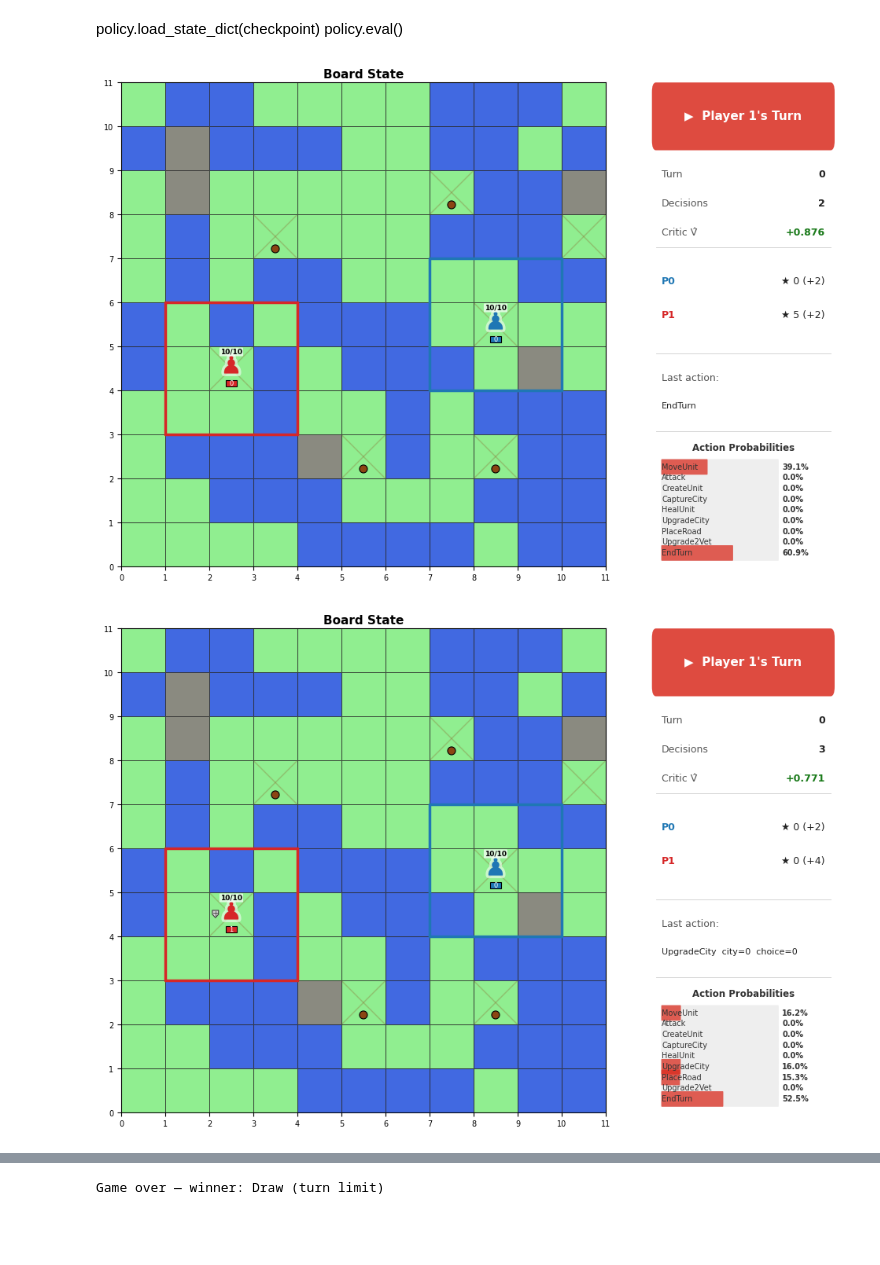
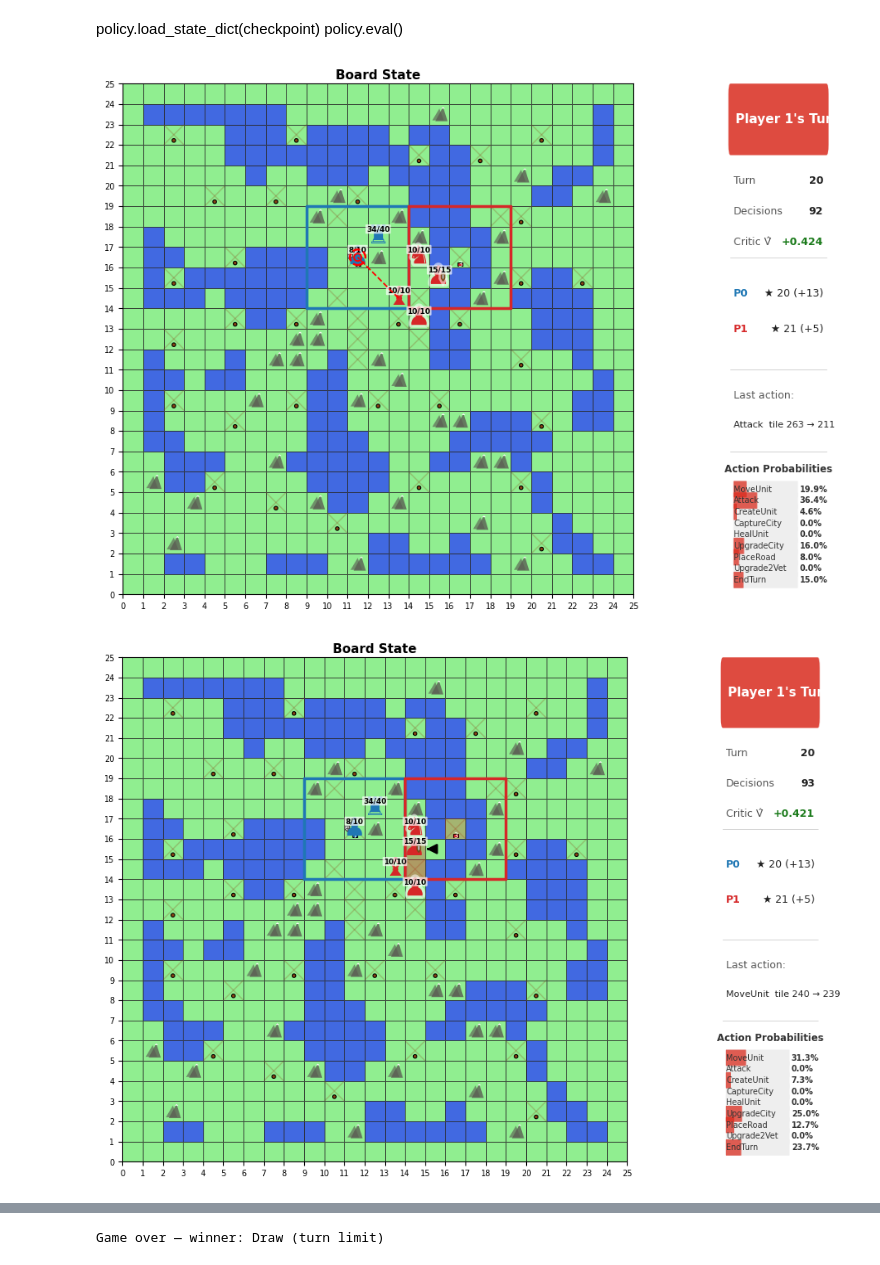
Before and after one commit to Ltwicke/Topia_RL, a Jupyter notebook: testing_new_architecture.ipynb, the cells around one changed output, grey strips where cells are left out. Saved outputs shown, nothing was run; the diff lists cells and outputs as text; code cells hidden in the pictures; blank space fills up the shorter version.

```diff
--- a/testing_new_architecture.ipynb
+++ b/testing_new_architecture.ipynb
@@ -88,9 +88,9 @@ cfg = PPOConfig()
 #model_summary(policy)
 # %%
 board_config_dict = {
-        "board_type" : BoardType.Archipelago,
+        "board_type" : BoardType.Lakes,
         "n_players"  : 2,
-        "board_size" : (11,11)
+        "board_size" : (25,25)
     }
 # %%
 def calc_probs_global_action_head(policy, obs, mask):
@@ -276,39 +276,39 @@ obs  = env.reset()
 done = False
 step = 0
 # %%
-for i in range(10):
+for i in range(100):
     mask             = env.get_action_mask()
     #print("-"*40,"Step {} mask".format(i),"-"*40,"\n",mask, "\n")
     with torch.no_grad():
         action, all_probs, all_trajs,_, _, value = policy(obs, mask)
         hidden_estimate = policy.estimate_hidden_dual(obs)
 
     #print("value:", value)
     #print(calc_probs_global_action_head(policy, obs, mask))
     #for a, p in zip(all_trajs, all_probs):
     #    print(env._translate_action(a), p)
     obs, reward, done, info = env.step(action)
 
 
     #print(f"step {step:3d} | action: {info['log'].get('action_type')} | reward: {reward:.2f}")
-    if i > 0:
+    if i > 90:
 
         env.render(figsize=(12,8), critic_value=value,shared_fog=False,
                               action=action,
                               joint_probs=all_probs, traj_actions=all_trajs, show_hidden=False, hidden_estimate=hidden_estimate)
     #for unit in env.game.players[env.game.player_go_id].units_under_control:
         #tile_id = unit.tile.id
         #print(unit, unit.def_bonus.name)
         #print(env.game.players[env.game.player_go_id].partial_graph[tile_id])
     step += 1
 
     if done:
         print("We have a winner!")
         break
 
 
 winner = env.winner
 print(f"\nGame over — winner: {'Player ' + str(winner) if winner is not None else 'Draw (turn limit)'}")
 # %% [output]
-[figure, old version]
+[figure, new version]
-[figure, old version]
+[figure, new version]
```
Also changed, not shown: parts of 1 cell of this notebook, 17 other files.
